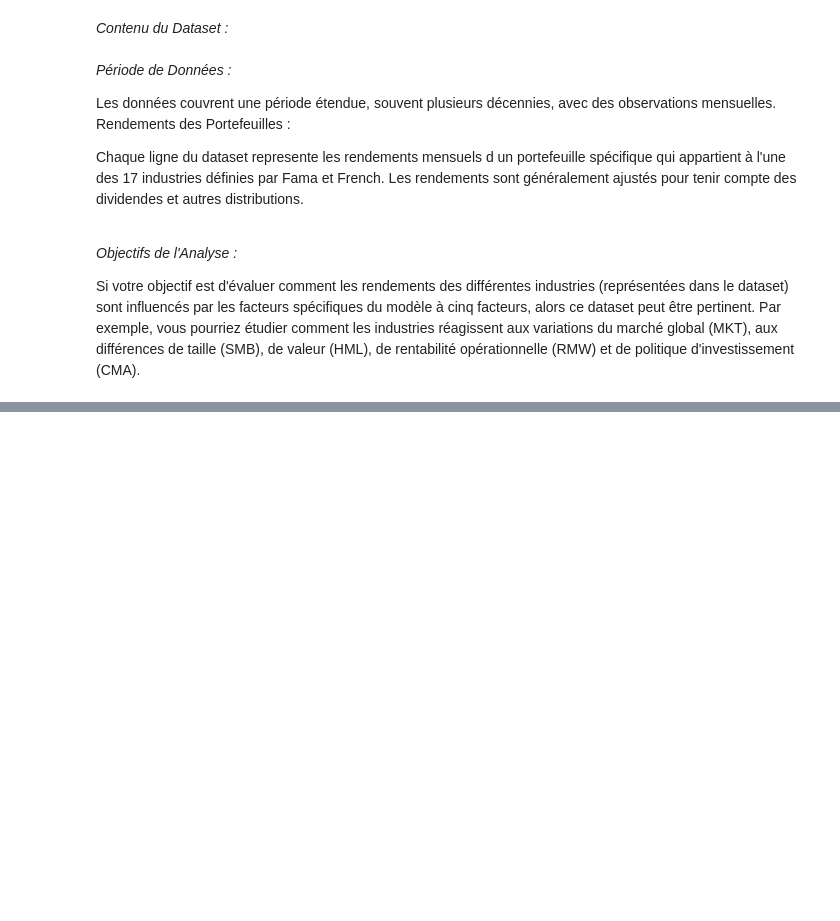
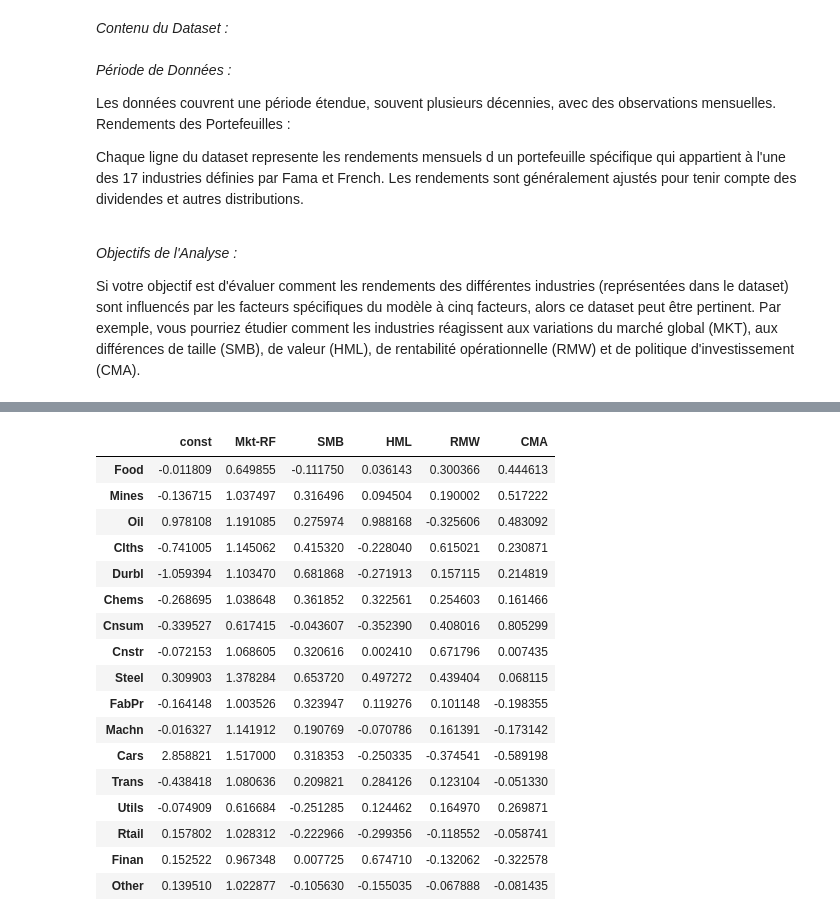
Before and after one commit to viennetcesar/trading_code, a Jupyter notebook: Méthode Fama-Macbeth.ipynb, the cells around one changed output, grey strips where cells are left out. Saved outputs shown, nothing was run; the diff lists cells and outputs as text; code cells hidden in the pictures; blank space fills up the shorter version.

```diff
--- a/Méthode Fama-Macbeth.ipynb
+++ b/Méthode Fama-Macbeth.ipynb
@@ -313,0 +463,56 @@ famafrench_portefeuilles_data.head()
+# %%
+# On lance toutes les régressions des 5 facteurs sur les portefeuilles
+# On le fait pour les 17 portefeuillles en une seule fois avec une boucle
+
+liste_betas = []
+for secteur in famafrench_portefeuilles_data:
+    regression = OLS(endog=famafrench_portefeuilles_data[secteur],
+                     exog=add_constant(famafrench_factor_data)).fit()
+    liste_betas.append(regression.params)
+
+liste_betas
+
+# Pour une meilleur lecture et une utilisation facile pour lancer des graphiques on transformer
+# la liste betas qui contient des objets de type Series en un DataFrame
+dataFrameBetas = pd.concat(liste_betas, axis=1).T
+
+# On récupère le nom des colonnes du dataframe famafrench_portefeuilles_data pour les ajouter
+# en tant qu'index à notre dataframe qui contient les coefficients betas
+
+nomColonnes = famafrench_portefeuilles_data.columns.to_list()
+nomColonnes
+
+
+
+dataFrameBetas = dataFrameBetas.rename(index={i:nomColonnes[i] for i in range(len(nomColonnes))})
+# dataFrameBetas = dataFrameBetas.drop(columns=dataFrameBetas.columns[-1], inplace=True)
+
+# On supprime la colonne RF (pas besoin)
+# D'abors on sélectionne cette dernière colonne dans une variable
+nom_dernier_colonne = dataFrameBetas.columns[-1]
+
+# puis on la supprime
+dataFrameBetas = dataFrameBetas.drop(columns=[nom_dernier_colonne])
+
+dataFrameBetas
+# On print le dataFrame
+# Chaque ligne contient un portefeuilles avec tous ses coefficients dataFrameBetas
+# %% [output]
+|  | const | Mkt-RF | SMB | HML | RMW | CMA |
+| Food | -0.011809 | 0.649855 | -0.111750 | 0.036143 | 0.300366 | 0.444613 |
+| Mines | -0.136715 | 1.037497 | 0.316496 | 0.094504 | 0.190002 | 0.517222 |
+| Oil | 0.978108 | 1.191085 | 0.275974 | 0.988168 | -0.325606 | 0.483092 |
+| Clths | -0.741005 | 1.145062 | 0.415320 | -0.228040 | 0.615021 | 0.230871 |
+| Durbl | -1.059394 | 1.103470 | 0.681868 | -0.271913 | 0.157115 | 0.214819 |
+| Chems | -0.268695 | 1.038648 | 0.361852 | 0.322561 | 0.254603 | 0.161466 |
+| Cnsum | -0.339527 | 0.617415 | -0.043607 | -0.352390 | 0.408016 | 0.805299 |
+| Cnstr | -0.072153 | 1.068605 | 0.320616 | 0.002410 | 0.671796 | 0.007435 |
+| Steel | 0.309903 | 1.378284 | 0.653720 | 0.497272 | 0.439404 | 0.068115 |
+| FabPr | -0.164148 | 1.003526 | 0.323947 | 0.119276 | 0.101148 | -0.198355 |
+| Machn | -0.016327 | 1.141912 | 0.190769 | -0.070786 | 0.161391 | -0.173142 |
+| Cars | 2.858821 | 1.517000 | 0.318353 | -0.250335 | -0.374541 | -0.589198 |
+| Trans | -0.438418 | 1.080636 | 0.209821 | 0.284126 | 0.123104 | -0.051330 |
+| Utils | -0.074909 | 0.616684 | -0.251285 | 0.124462 | 0.164970 | 0.269871 |
+| Rtail | 0.157802 | 1.028312 | -0.222966 | -0.299356 | -0.118552 | -0.058741 |
+| Finan | 0.152522 | 0.967348 | 0.007725 | 0.674710 | -0.132062 | -0.322578 |
+| Other | 0.139510 | 1.022877 | -0.105630 | -0.155035 | -0.067888 | -0.081435 |
```
Also changed, not shown: parts of 18 cells of this notebook.
